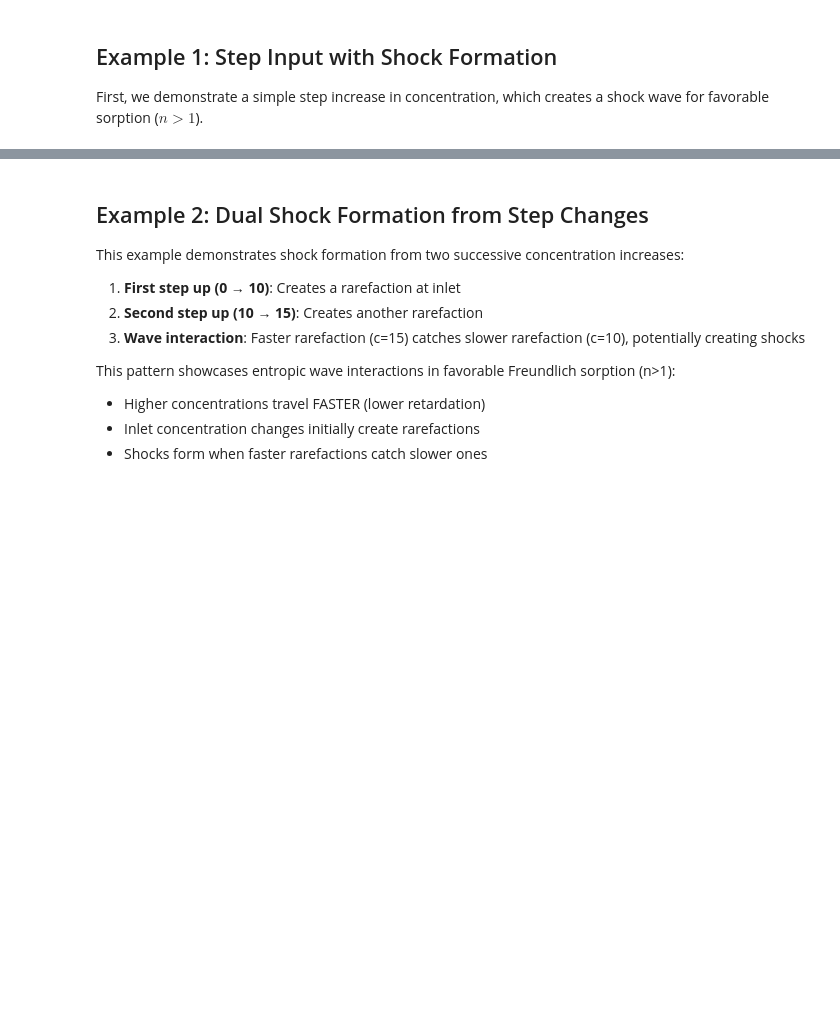
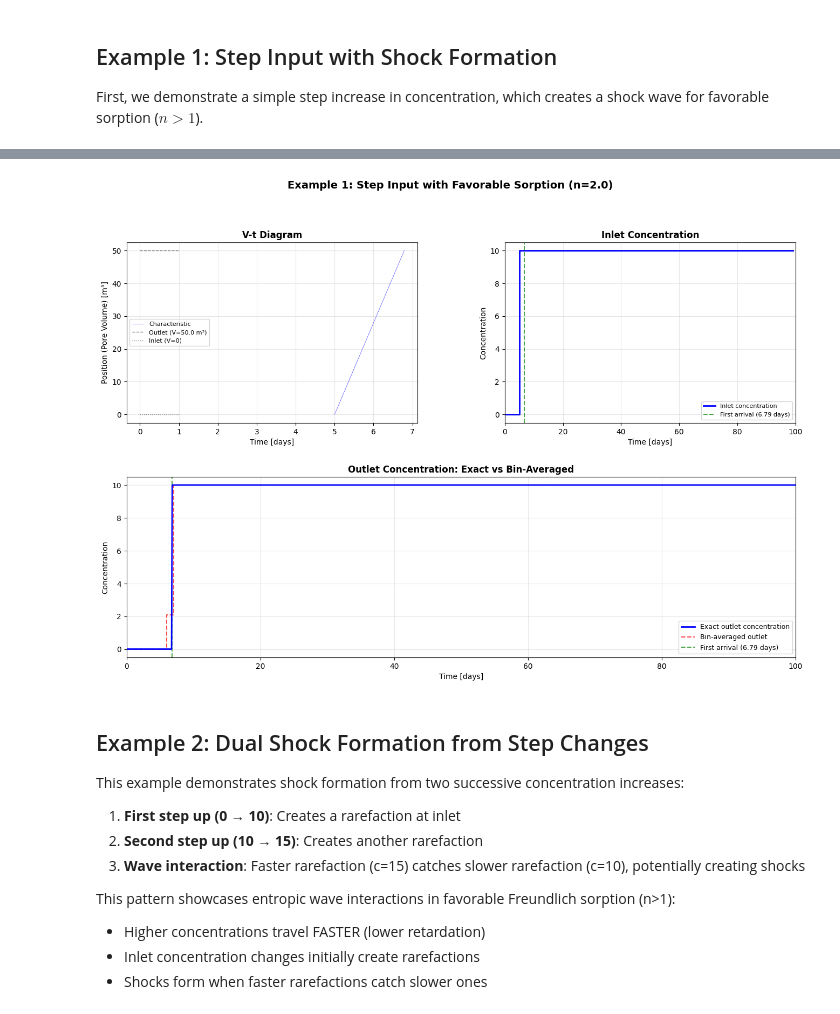
Before and after one commit to gwtransport/gwtransport, a Jupyter notebook: examples/08_Front_Tracking_Exact_Solution.ipynb, the cells around one changed output, grey strips where cells are left out. Saved outputs shown, nothing was run; the diff lists cells and outputs as text; code cells hidden in the pictures; blank space fills up the shorter version.

```diff
--- a/examples/08_Front_Tracking_Exact_Solution.ipynb
+++ b/examples/08_Front_Tracking_Exact_Solution.ipynb
@@ -71,7 +68,7 @@ cin = np.zeros(len(dates))
 cin[5:] = 10.0  # Step increase at day 5
 
 # Constant flow rate
-flow = np.full(len(dates), 100.0)  # m³/day
+flow = np.full(len(dates), 50.0)  # m³/day
 
 # Aquifer properties
 aquifer_pore_volume = 50.0  # m³ (reduced further so outlet plateau is visible within 150 days)
@@ -209,3 +172,72 @@ plt.show()
+# %%
+# Create comprehensive visualization for Example 1
+from gwtransport.fronttracking.output import concentration_at_point
+
+fig = plt.figure(figsize=(16, 10))
+gs = fig.add_gridspec(2, 2, hspace=0.3, wspace=0.3)
+
+# Top left: V-t diagram
+ax1 = fig.add_subplot(gs[0, 0])
+
+fig_vt = plot_vt_diagram(structure_ex1["tracker_state"], figsize=(8, 5))
+# Copy the V-t diagram content to ax1
+ax1_temp = fig_vt.axes[0]
+for line in ax1_temp.get_lines():
+    ax1.plot(line.get_xdata(), line.get_ydata(),
+             color=line.get_color(), linewidth=line.get_linewidth(),
+             alpha=line.get_alpha(), linestyle=line.get_linestyle(),
+             label=line.get_label() if line.get_label()[0] != '_' else '')
+ax1.set_xlabel(ax1_temp.get_xlabel())
+ax1.set_ylabel(ax1_temp.get_ylabel())
+ax1.set_title("V-t Diagram", fontsize=12, fontweight='bold')
+ax1.grid(True, alpha=0.3)
+ax1.legend(loc='best', fontsize=8)
+plt.close(fig_vt)
+
+# Top right: Inlet concentration
+ax2 = fig.add_subplot(gs[0, 1])
+t_days = (dates - dates[0]).days
+ax2.step(t_days, cin, where='post', linewidth=2, color='blue', label='Inlet concentration')
+ax2.axvline(structure_ex1['t_first_arrival'], color='green', linestyle='--',
+            linewidth=1.5, alpha=0.7, label=f"First arrival ({structure_ex1['t_first_arrival']:.2f} days)")
+ax2.set_xlabel("Time [days]", fontsize=10)
+ax2.set_ylabel("Concentration", fontsize=10)
+ax2.set_title("Inlet Concentration", fontsize=12, fontweight='bold')
+ax2.grid(True, alpha=0.3)
+ax2.legend(fontsize=8)
+ax2.set_xlim(0, 100)
+
+# Bottom: Outlet concentration (exact and bin-averaged combined)
+ax3 = fig.add_subplot(gs[1, :])
+
+# Exact breakthrough curve
+t_exact = np.linspace(0, 100, 1000)
+c_exact = [concentration_at_point(structure_ex1['tracker_state'].v_outlet, t,
+                                   structure_ex1['tracker_state'].waves,
+                                   structure_ex1['tracker_state'].sorption) for t in t_exact]
+ax3.plot(t_exact, c_exact, 'b-', linewidth=2, label='Exact outlet concentration', zorder=3)
+
+# Bin-averaged (as steps)
+t_edges_days = ((cout_tedges - cout_tedges[0]) / pd.Timedelta(days=1)).values
+xstep_cout, ystep_cout = np.repeat(t_edges_days, 2)[1:-1], np.repeat(cout_ex1, 2)
+ax3.plot(xstep_cout, ystep_cout, 'r--', linewidth=1.5, alpha=0.7,
+         label='Bin-averaged outlet', zorder=2)
+
+# First arrival marker
+ax3.axvline(structure_ex1["t_first_arrival"], color='green', linestyle='--',
+            linewidth=1.5, alpha=0.7, label=f"First arrival ({structure_ex1['t_first_arrival']:.2f} days)", zorder=1)
+
+ax3.set_xlabel("Time [days]", fontsize=10)
+ax3.set_ylabel("Concentration", fontsize=10)
+ax3.set_title("Outlet Concentration: Exact vs Bin-Averaged", fontsize=12, fontweight='bold')
+ax3.grid(True, alpha=0.3)
+ax3.legend(fontsize=9)
+ax3.set_xlim(0, 100)
+
+plt.suptitle("Example 1: Step Input with Favorable Sorption (n=2.0)", fontsize=14, fontweight='bold', y=0.995)
+plt.show()
+# %% [output]
+[figure, added]
 # %% [markdown]
 ## Example 2: Dual Shock Formation from Step Changes
 
```
Also changed, not shown: parts of 13 cells of this notebook, 11 other files.
